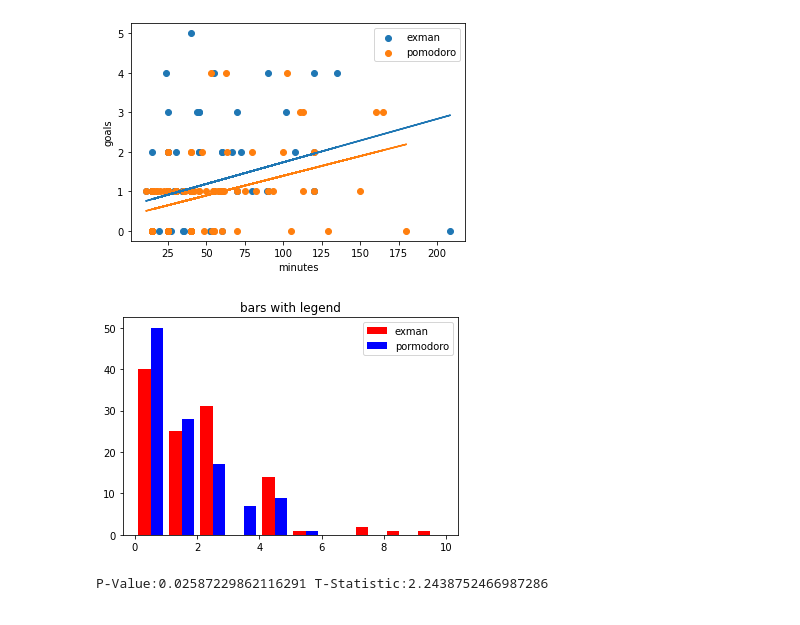
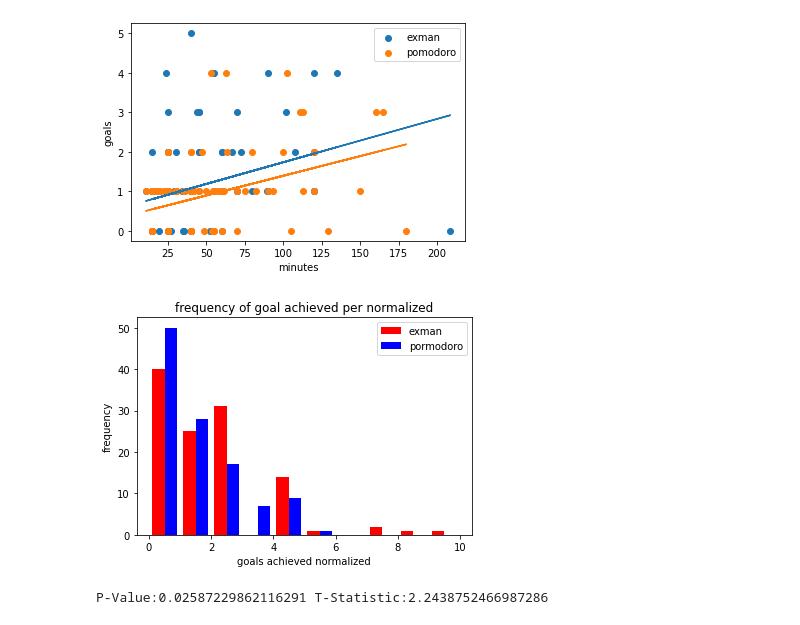
Before and after one commit to lutharsanen/exman-study-analysis, a Jupyter notebook: Exman-Analysis.ipynb, the cells around one changed output. Saved outputs shown, nothing was run; the diff lists cells and outputs as text; code cells hidden in the pictures.

```diff
--- a/Exman-Analysis.ipynb
+++ b/Exman-Analysis.ipynb
@@ -52,16 +52,18 @@ plt.show()
 # %%
 x = [list(exman["goalsAchievedPerHour"]),list(pomodoro["goalsAchievedPerHour"])]
 
 label = ["exman","pormodoro"]
 colors = ['red', 'blue']
 plt.hist(x, histtype='bar', color=colors, label=label)
 plt.legend(prop={'size': 10})
-plt.title('bars with legend')
-
+plt.title('frequency of goal achieved per normalized')
+plt.xlabel("goals achieved normalized")
+plt.ylabel("frequency")
+plt.savefig("figure4.pdf")
 
 plt.show()
 # %% [output]
-[figure, old version]
+[figure, new version]
 # %%
 from scipy import stats
 tStat, pValue = stats.ttest_ind(exman["goalsAchievedPerHour"], pomodoro["goalsAchievedPerHour"], equal_var = False)
```
Also changed, not shown: parts of 3 cells of this notebook, 4 other files.
